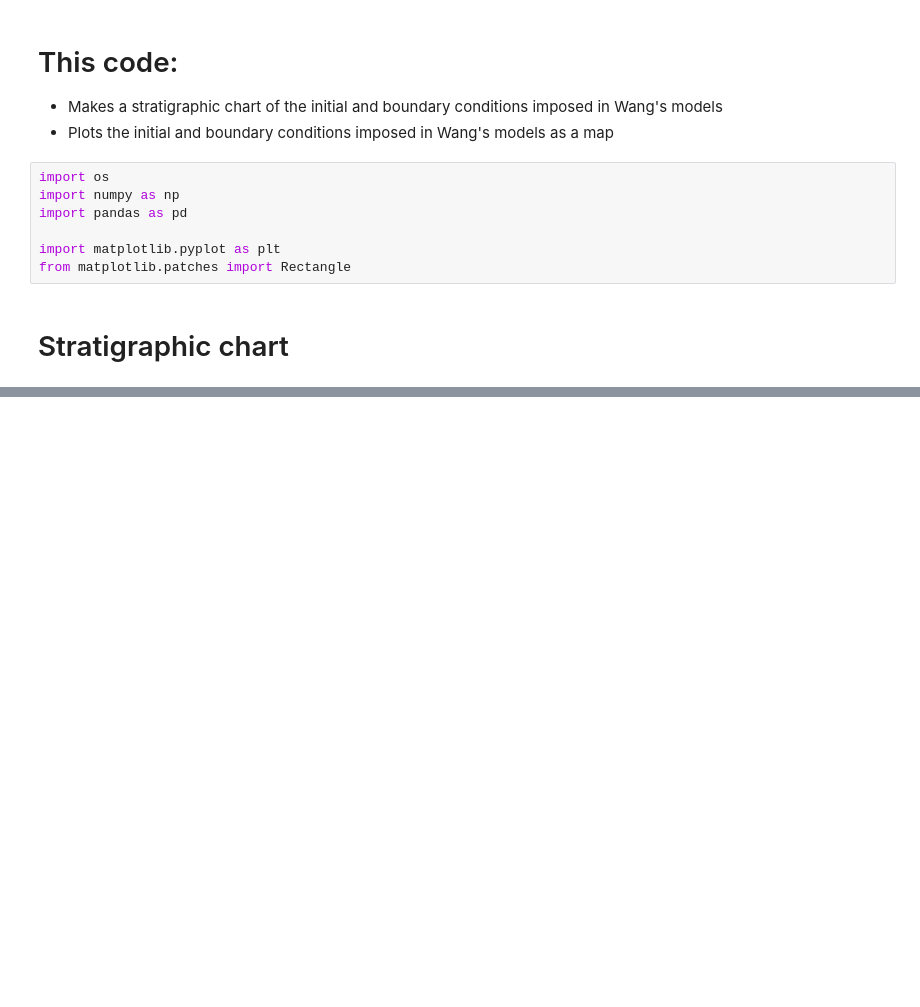
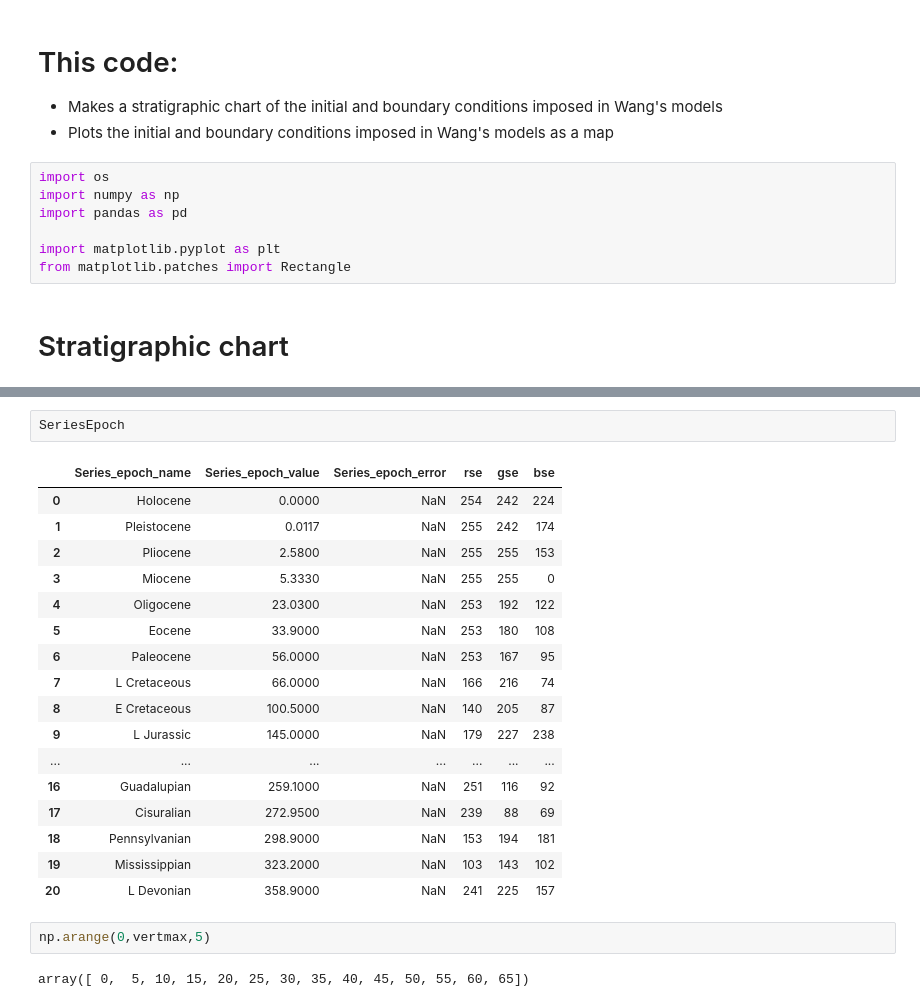
Before and after one commit to saraemp/egusphere-2023-53, a Jupyter notebook: 3_postprocessing/Figures/Fig_3d.ipynb, the cells around one changed output, grey strips where cells are left out. Saved outputs shown, nothing was run; the diff lists cells and outputs as text; blank space fills up the shorter version.

```diff
--- a/3_postprocessing/Figures/Fig_3d.ipynb
+++ b/3_postprocessing/Figures/Fig_3d.ipynb
@@ -129,0 +152,24 @@ plt.subplots_adjust(wspace=0)
+# %%
+SeriesEpoch
+# %% [output]
+|  | Series_epoch_name | Series_epoch_value | Series_epoch_error | rse | gse | bse |
+| 0 | Holocene | 0.0000 | NaN | 254 | 242 | 224 |
+| 1 | Pleistocene | 0.0117 | NaN | 255 | 242 | 174 |
+| 2 | Pliocene | 2.5800 | NaN | 255 | 255 | 153 |
+| 3 | Miocene | 5.3330 | NaN | 255 | 255 | 0 |
+| 4 | Oligocene | 23.0300 | NaN | 253 | 192 | 122 |
+| 5 | Eocene | 33.9000 | NaN | 253 | 180 | 108 |
+| 6 | Paleocene | 56.0000 | NaN | 253 | 167 | 95 |
+| 7 | L Cretaceous | 66.0000 | NaN | 166 | 216 | 74 |
+| 8 | E Cretaceous | 100.5000 | NaN | 140 | 205 | 87 |
+| 9 | L Jurassic | 145.0000 | NaN | 179 | 227 | 238 |
+| ... | ... | ... | ... | ... | ... | ... |
+| 16 | Guadalupian | 259.1000 | NaN | 251 | 116 | 92 |
+| 17 | Cisuralian | 272.9500 | NaN | 239 | 88 | 69 |
+| 18 | Pennsylvanian | 298.9000 | NaN | 153 | 194 | 181 |
+| 19 | Mississippian | 323.2000 | NaN | 103 | 143 | 102 |
+| 20 | L Devonian | 358.9000 | NaN | 241 | 225 | 157 |
+# %%
+np.arange(0,vertmax,5)
+# %% [output]
+array([ 0,  5, 10, 15, 20, 25, 30, 35, 40, 45, 50, 55, 60, 65])
```
Also changed, not shown: parts of 3 cells of this notebook.
